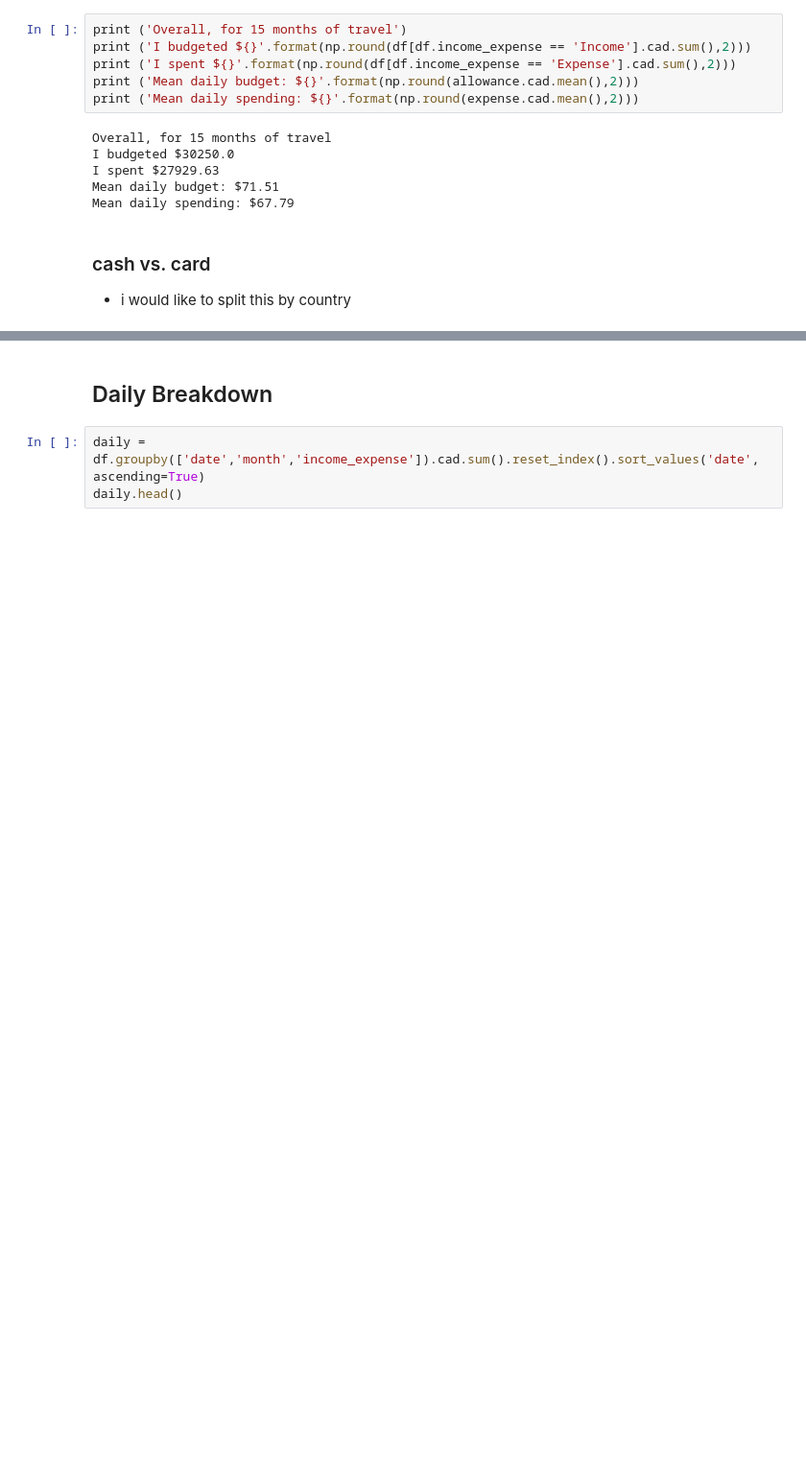
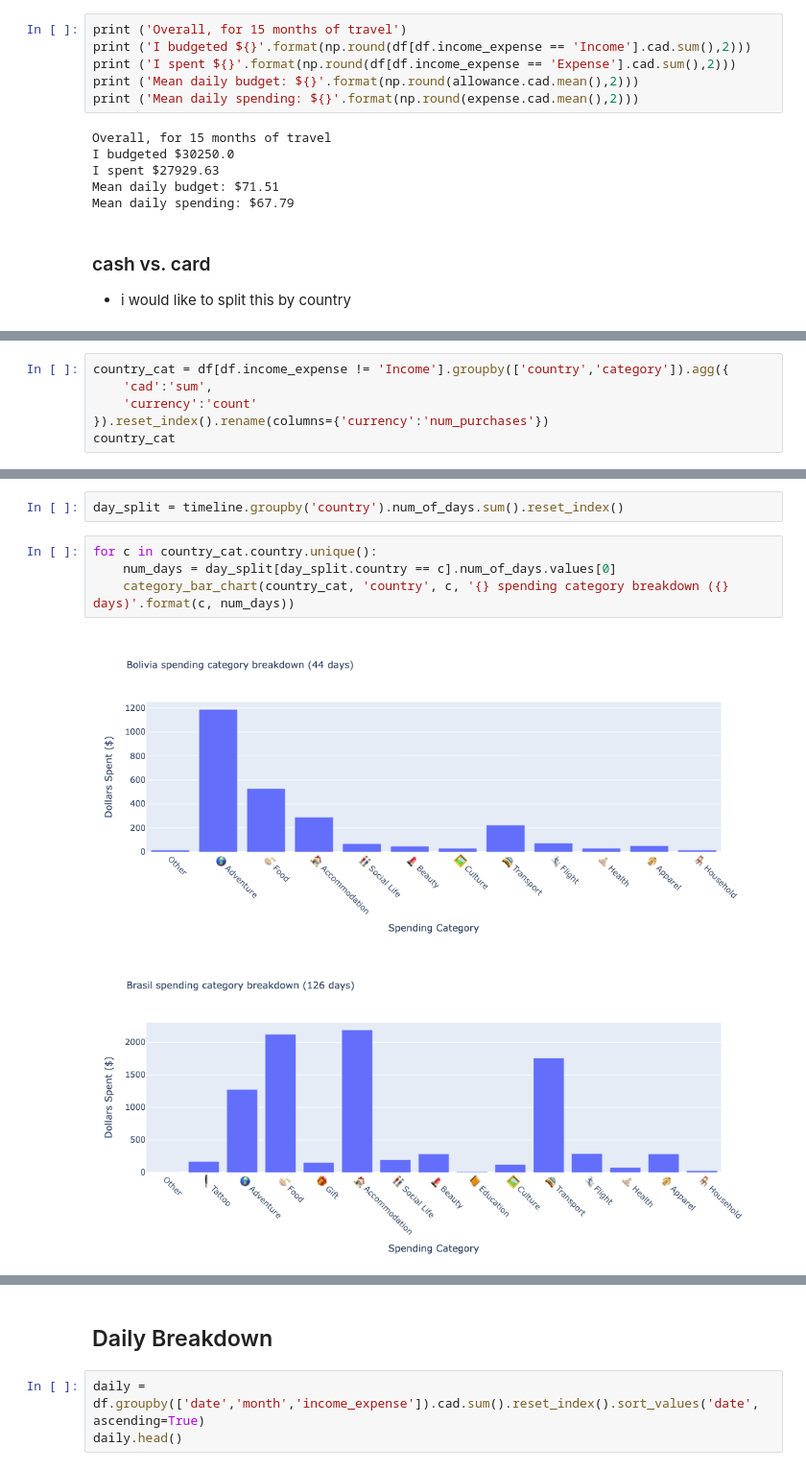
Before and after one commit to SunnyWillert18/floating-in-space, a Jupyter notebook: nbs/money.ipynb, the cells around one changed output, grey strips where cells are left out. Shown at 96% size. Cells and saved outputs as stored; diff of their text form; blank space fills up the shorter version.

```diff
--- a/nbs/money.ipynb
+++ b/nbs/money.ipynb
@@ -180,0 +275,6 @@ fig.show()
+# %%
+country_cat = df[df.income_expense != 'Income'].groupby(['country','category']).agg({
+    'cad':'sum',
+    'currency':'count'
+}).reset_index().rename(columns={'currency':'num_purchases'})
+country_cat
@@ -180,0 +295,9 @@ fig.show()
+# %%
+day_split = timeline.groupby('country').num_of_days.sum().reset_index()
+# %%
+for c in country_cat.country.unique():
+    num_days = day_split[day_split.country == c].num_of_days.values[0]
+    category_bar_chart(country_cat, 'country', c, '{} spending category breakdown ({} days)'.format(c, num_days))
+# %% [output]
+[figure, added]
+[figure, added]
```
Also changed, not shown: parts of 12 cells of this notebook.
